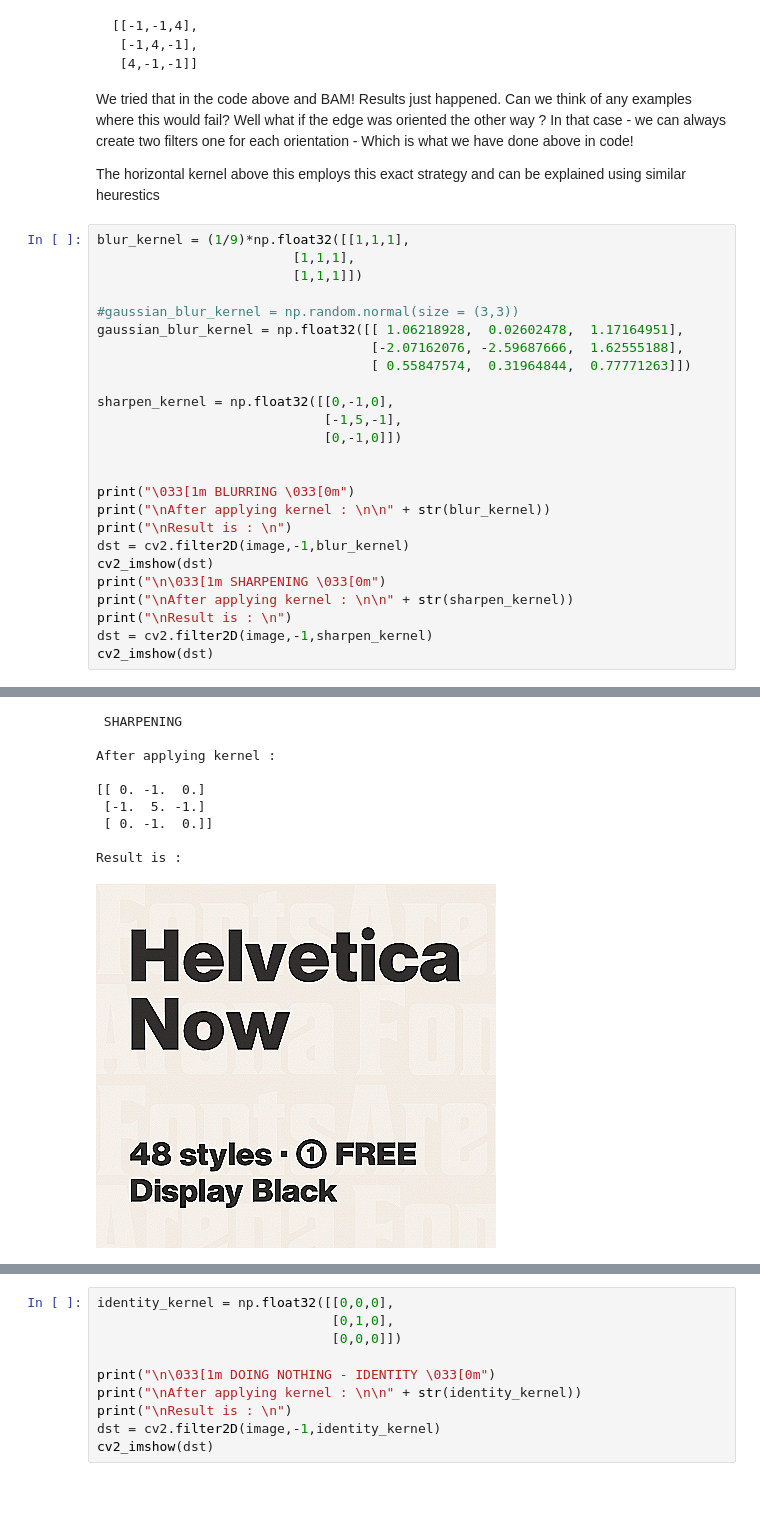
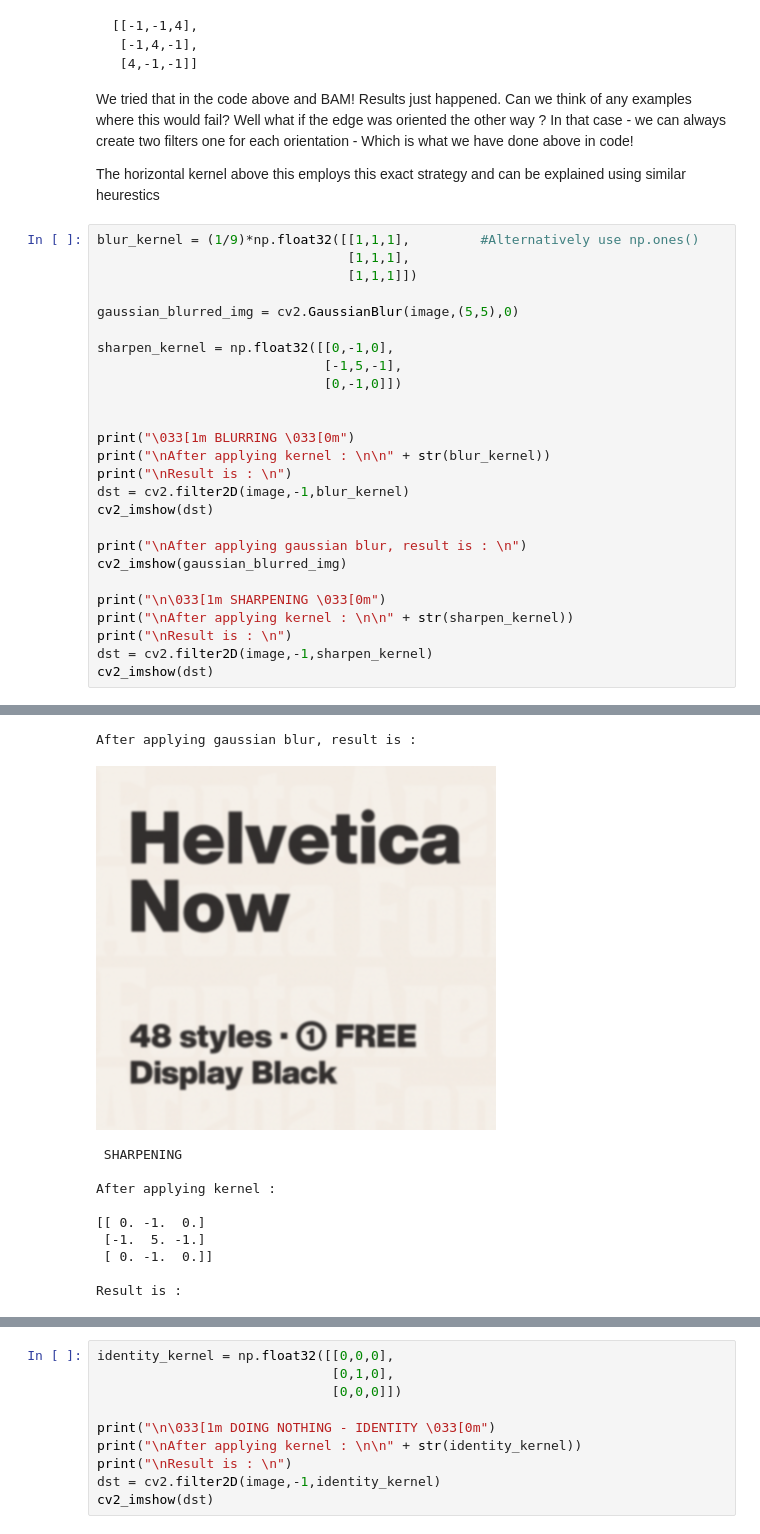
Before and after one commit to anubhavsatpathy/EVA, a Jupyter notebook: Session1/EVA_S1.ipynb, the cells around one changed output, grey strips where cells are left out. Cells and saved outputs as stored; diff of their text form; blank space fills up the shorter version.

```diff
--- a/Session1/EVA_S1.ipynb
+++ b/Session1/EVA_S1.ipynb
@@ -135,48 +137,50 @@ We tried that in the code above and BAM! Results just happened. Can we think of
 
 The horizontal kernel above this employs this exact strategy and can be explained using similar heurestics
 # %%
-blur_kernel = (1/9)*np.float32([[1,1,1],
-                         [1,1,1],
-                         [1,1,1]])
+blur_kernel = (1/9)*np.float32([[1,1,1],         #Alternatively use np.ones()
+                                [1,1,1],
+                                [1,1,1]])
 
-#gaussian_blur_kernel = np.random.normal(size = (3,3))
-gaussian_blur_kernel = np.float32([[ 1.06218928,  0.02602478,  1.17164951],
-                                   [-2.07162076, -2.59687666,  1.62555188],
-                                   [ 0.55847574,  0.31964844,  0.77771263]])
+gaussian_blurred_img = cv2.GaussianBlur(image,(5,5),0)
 
 sharpen_kernel = np.float32([[0,-1,0],
                              [-1,5,-1],
                              [0,-1,0]])
 
 
 print("\033[1m BLURRING \033[0m")
 print("\nAfter applying kernel : \n\n" + str(blur_kernel))
 print("\nResult is : \n")
 dst = cv2.filter2D(image,-1,blur_kernel)
 cv2_imshow(dst)
+
+print("\nAfter applying gaussian blur, result is : \n")
+cv2_imshow(gaussian_blurred_img)
+
 print("\n\033[1m SHARPENING \033[0m")
 print("\nAfter applying kernel : \n\n" + str(sharpen_kernel))
 print("\nResult is : \n")
 dst = cv2.filter2D(image,-1,sharpen_kernel)
 cv2_imshow(dst)
 # %% [output]
  BLURRING
 
 After applying kernel :
 
 [[0.11111111 0.11111111 0.11111111]
  [0.11111111 0.11111111 0.11111111]
  [0.11111111 0.11111111 0.11111111]]
 
 Result is :
 [figure]
- SHARPENING
-
-After applying kernel :
-
-[[ 0. -1.  0.]
- [-1.  5. -1.]
- [ 0. -1.  0.]]
-
-Result is :
+After applying gaussian blur, result is :
-[figure, old version]
+[figure, new version]
+ SHARPENING
+
+After applying kernel :
+
+[[ 0. -1.  0.]
+ [-1.  5. -1.]
+ [ 0. -1.  0.]]
+
+Result is :
```
Also changed, not shown: parts of 3 cells of this notebook.
